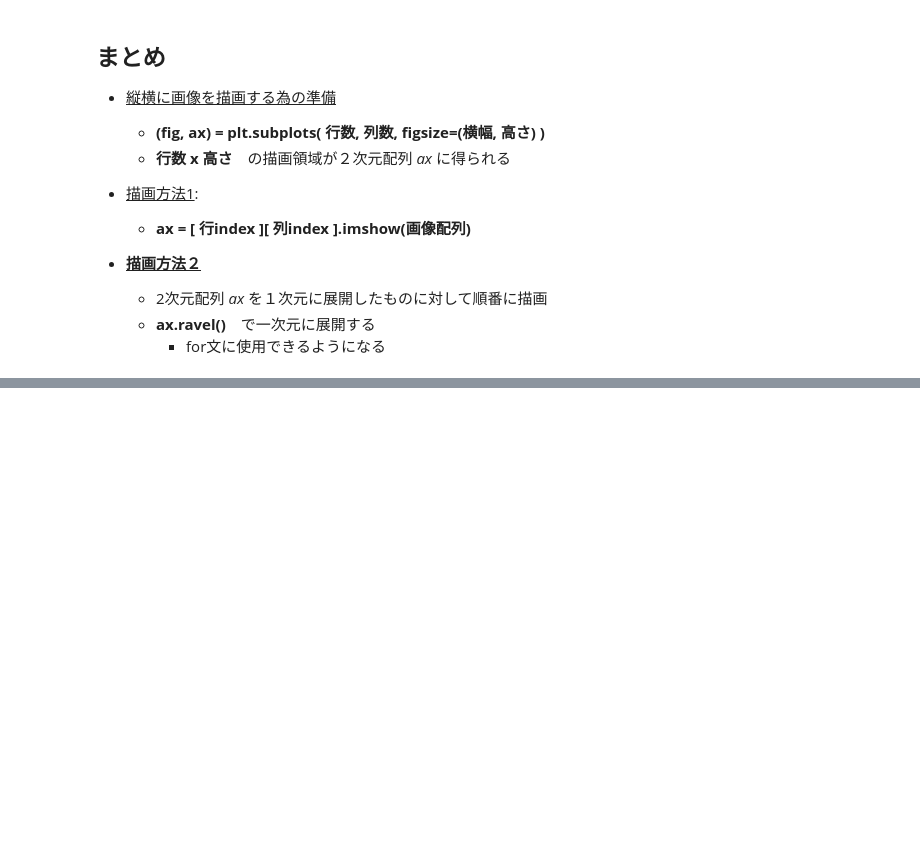
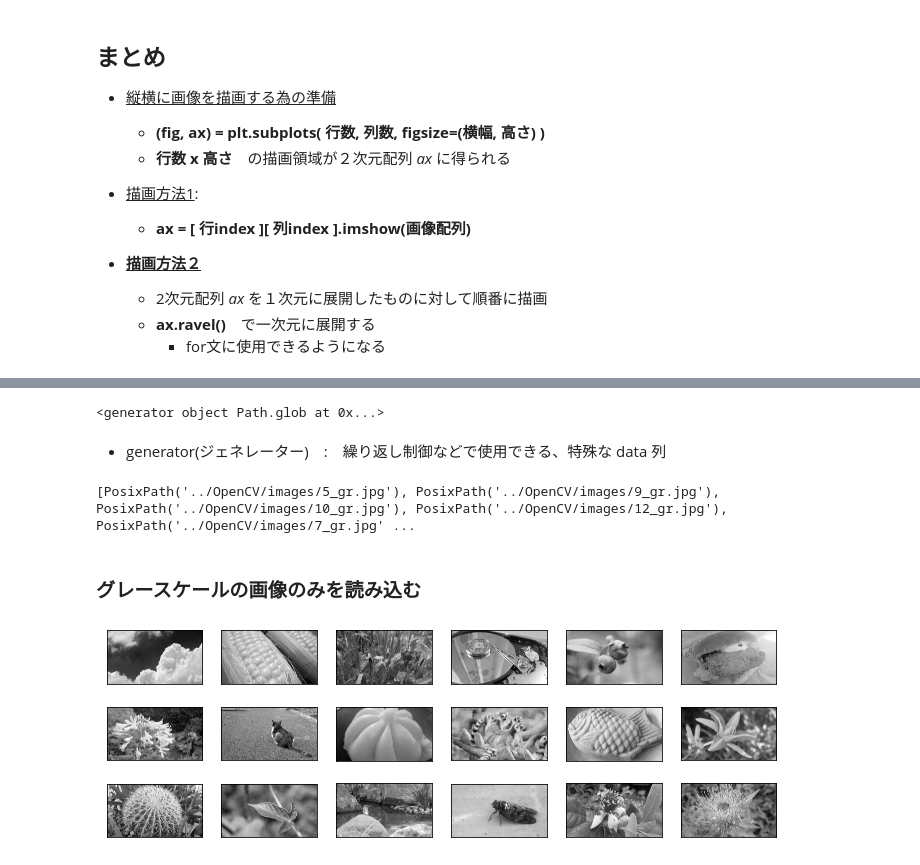
Before and after one commit to MoTo-LaBo/Machine-Learning-Basic, a Jupyter notebook: case study exercise/file_input.ipynb, the cells around one changed output, grey strips where cells are left out. Saved outputs shown, nothing was run; the diff lists cells and outputs as text; code cells hidden in the pictures; blank space fills up the shorter version.

```diff
--- a/case study exercise/file_input.ipynb
+++ b/case study exercise/file_input.ipynb
@@ -170,0 +204,5 @@ for (n, a) in enumerate(ax.ravel()):
+# %%
+for (n, im) in enumerate(imgsGr):
+    fn = str(n+1) + '_gr.jpg'
+    p = os.path.join(dname, fn)                         # directory　の後ろに fn を連結して path名にして p として受け取る
+    cv2.imwrite(p, im, [cv2.IMWRITE_JPEG_QUALITY, 60])  # .jpg は画像を保存する時の品質(画質)を指定する事ができる : 容量を小さくするか？画質を取るか決めることができる
@@ -170,0 +230,3 @@ for (n, a) in enumerate(ax.ravel()):
+# %%
+p = Path(dname)
+print(p)
@@ -170,0 +241,25 @@ for (n, a) in enumerate(ax.ravel()):
+# %%
+plist = p.glob('*_gr.jpg')  # *(アスタリスク)は任意の文字列　：　なんでも良い文字列 / ただしその後ろの記述は指定
+print(plist)
+# %% [output]
+<generator object Path.glob at 0x...>
+# %% [markdown]
+- generator(ジェネレーター)　:　繰り返し制御などで使用できる、特殊な data 列
+# %%
+# 上記だと分かりづらいので list構造に変換する
+plist = list(p.glob('*_gr.jpg'))
+print(plist)
+# %% [output]
+[PosixPath('../OpenCV/images/5_gr.jpg'), PosixPath('../OpenCV/images/9_gr.jpg'), PosixPath('../OpenCV/images/10_gr.jpg'), PosixPath('../OpenCV/images/12_gr.jpg'), PosixPath('../OpenCV/images/7_gr.jpg' ...
+# %% [markdown]
+### グレースケールの画像のみを読み込む
+# %%
+imgs2 = [cv2.imread(str(im), cv2.IMREAD_GRAYSCALE) for im in plist]
+# %%
+(fig, ax) = plt.subplots(3, 6, figsize=(12, 4))
+for (n, a) in enumerate(ax.ravel()):
+    a.imshow(imgs2[n], cmap=plt.cm.gray)
+    a.set_xticks(ticks=[])
+    a.set_yticks(ticks=[])
+# %% [output]
+[figure, added]
```
Also changed, not shown: parts of 23 cells of this notebook.
